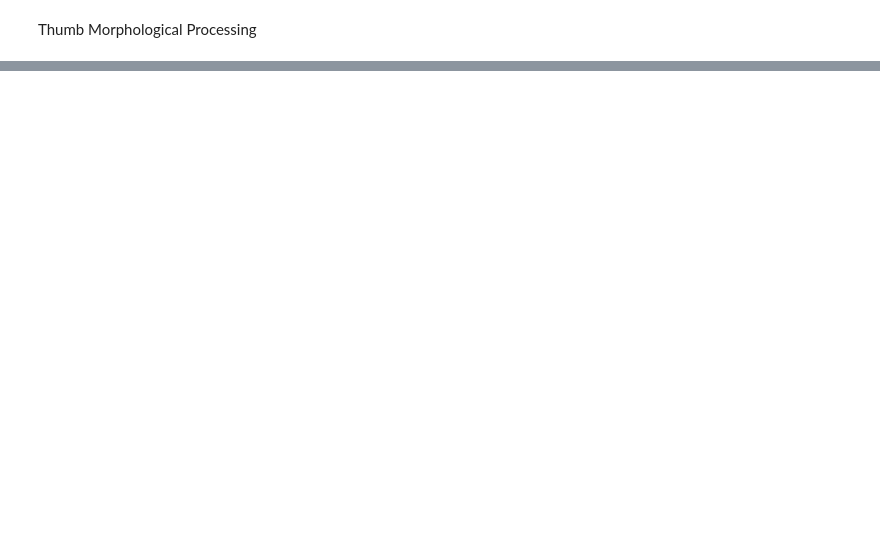
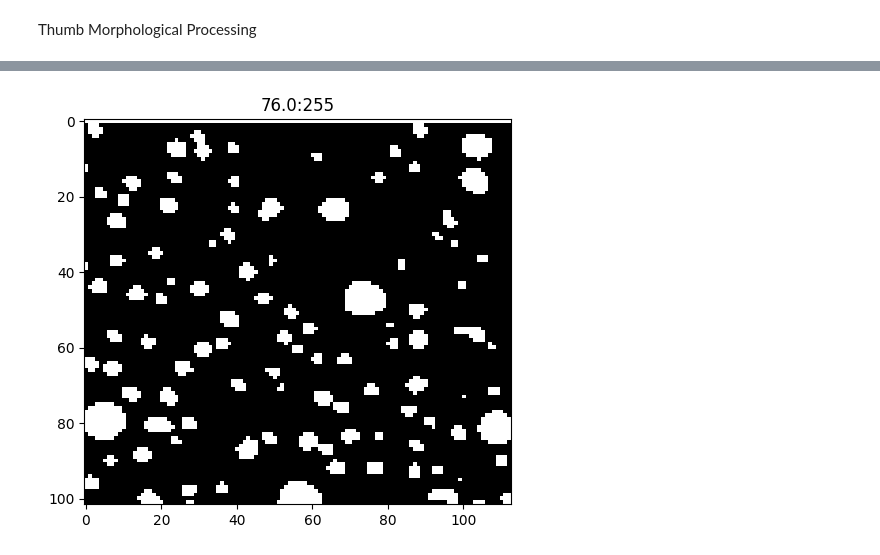
Before and after one commit to Mikerive/Color-Space, a Jupyter notebook: Morphological_Processing.ipynb, the cells around one changed output, grey strips where cells are left out. Cells and saved outputs as stored; diff of their text form; code cells hidden in the pictures; blank space fills up the shorter version.

```diff
--- a/Morphological_Processing.ipynb
+++ b/Morphological_Processing.ipynb
@@ -290,0 +307,8 @@ AttributeError: 'Segment' object has no attribute 'process'
+# %%
+folder_name = 'A'
+
+thresholded, threshold_path = Segment('Image/A.png', folder_name, 'A').process(Adaptive_Global_Threshold())
+
+for i in range(3, 11, 2):
+    kernel = np.full((i, i), 1)
+    hclosing, hclosing_path = ImageProcessor(threshold_path, folder_name, f'{i}').process(Erosion(), kernel)
@@ -290,0 +317,11 @@ AttributeError: 'Segment' object has no attribute 'process'
+# %%
+folder_name = 'Dots'
+
+thresholded, threshold_path = Segment('Image/Dots.png', folder_name, 'Dots').process(Adaptive_Global_Threshold())
+
+for i in range(3, 11, 2):
+    kernel = np.full((i, i), 1)
+    hclosing, hclosing_path = ImageProcessor(threshold_path, folder_name, f'{i}').process(Erosion(), kernel)
+    hclosing, hclosing_path = ImageProcessor(hclosing_path, folder_name, f'{i}').process(Dilation(), kernel)
+# %% [output]
+[figure, added]
```
Also changed, not shown: parts of 7 cells of this notebook, 8 other files.
